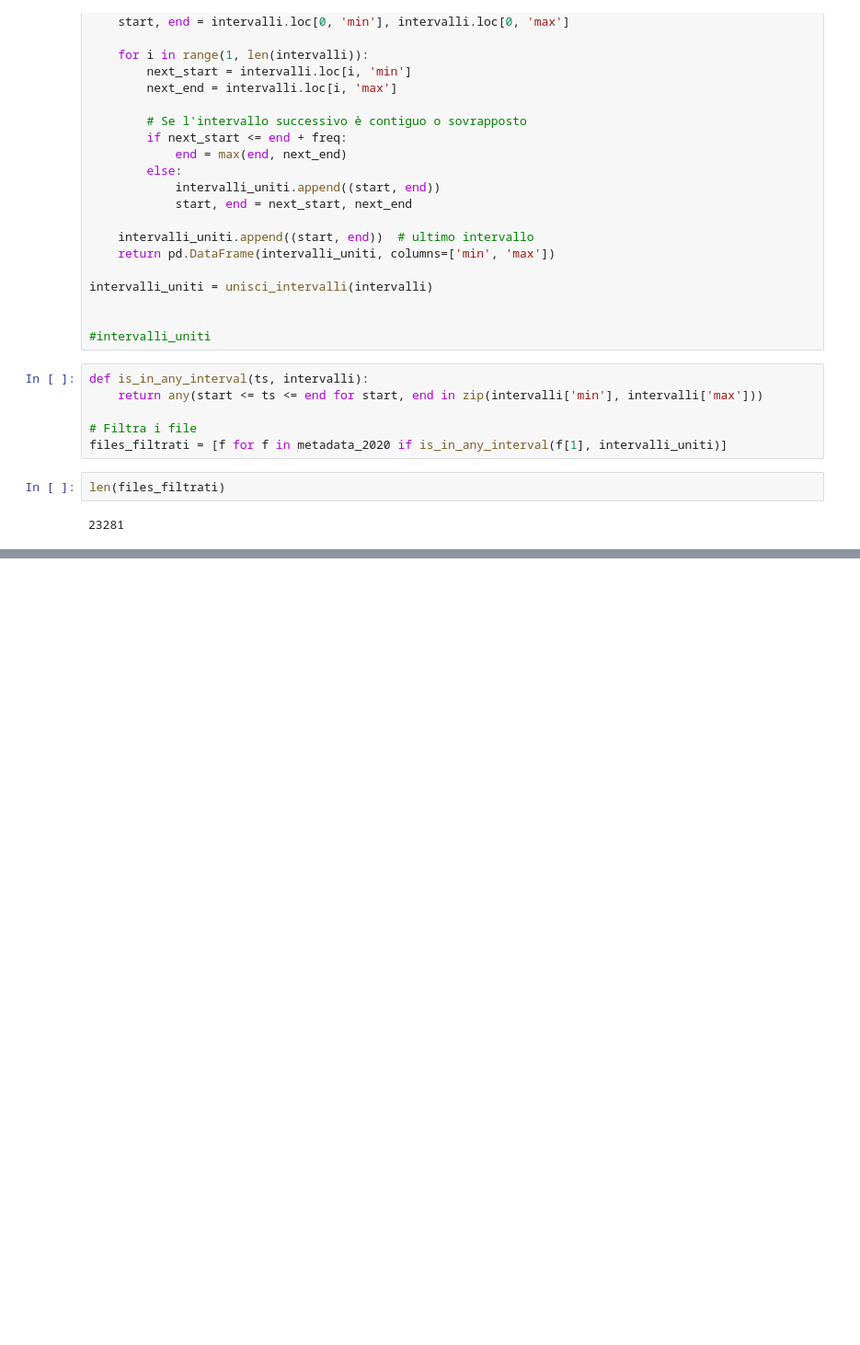
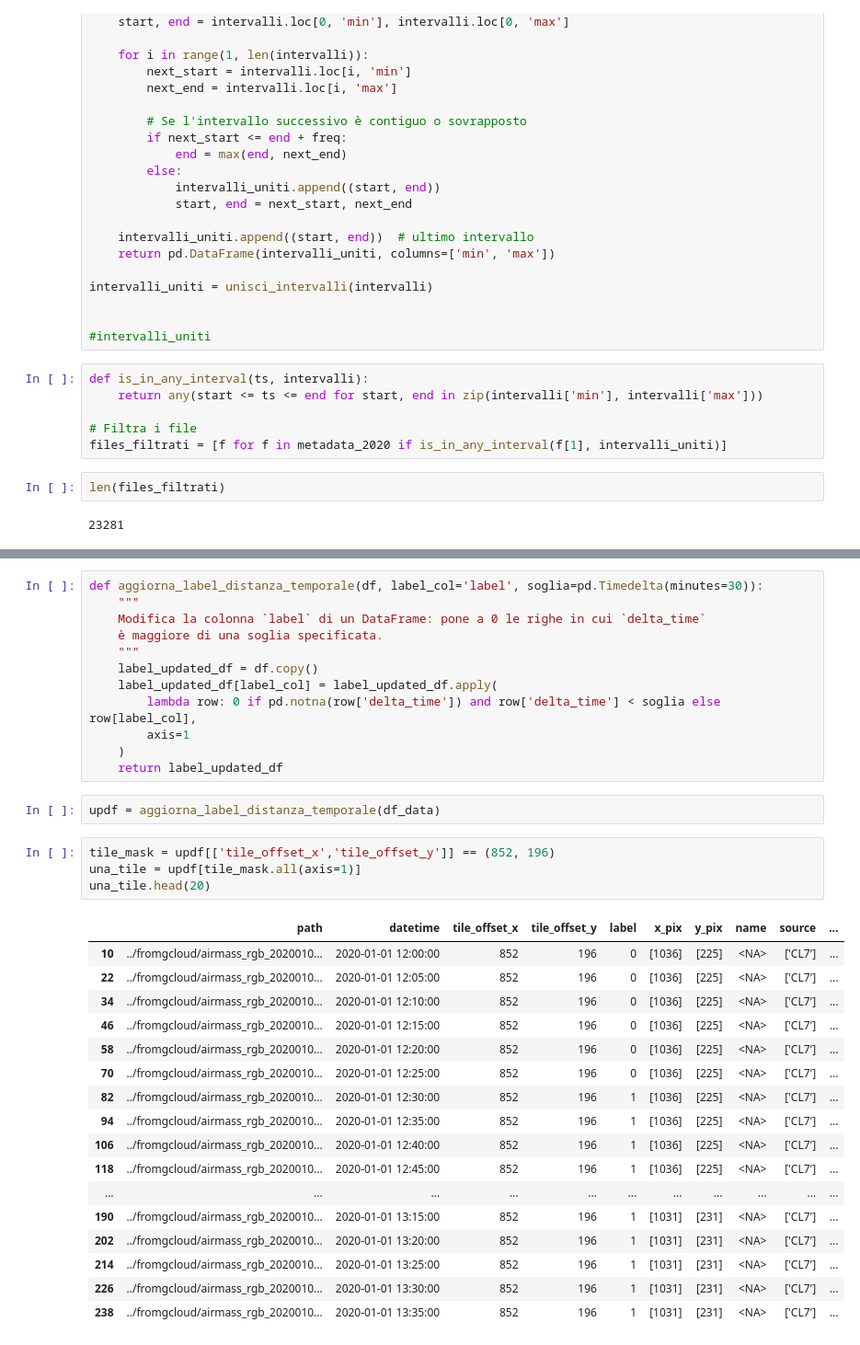
Before and after one commit to dandarm/VideoMAEv2, a Jupyter notebook: Analyze_Manos_tracks.ipynb, the cells around one changed output, grey strips where cells are left out. Shown: that part at 92% size. Drawn from its saved outputs; the diff is of its cells as text; blank space fills up the shorter version.

```diff
--- a/Analyze_Manos_tracks.ipynb
+++ b/Analyze_Manos_tracks.ipynb
@@ -703,0 +762,36 @@ df_data.to_csv("master_data_2020_wID.csv")
+# %%
+def aggiorna_label_distanza_temporale(df, label_col='label', soglia=pd.Timedelta(minutes=30)):
+    """
+    Modifica la colonna `label` di un DataFrame: pone a 0 le righe in cui `delta_time`
+    è maggiore di una soglia specificata.
+    """
+    label_updated_df = df.copy()
+    label_updated_df[label_col] = label_updated_df.apply(
+        lambda row: 0 if pd.notna(row['delta_time']) and row['delta_time'] < soglia else row[label_col],
+        axis=1
+    )
+    return label_updated_df
+# %%
+updf = aggiorna_label_distanza_temporale(df_data)
+# %%
+tile_mask = updf[['tile_offset_x','tile_offset_y']] == (852, 196)
+una_tile = updf[tile_mask.all(axis=1)]
+una_tile.head(20)
+# %% [output]
+|  | path | datetime | tile_offset_x | tile_offset_y | label | x_pix | y_pix | name | source | ... |
+| 10 | ../fromgcloud/airmass_rgb_2020010... | 2020-01-01 12:00:00 | 852 | 196 | 0 | [1036] | [225] | <NA> | ['CL7'] | ... |
+| 22 | ../fromgcloud/airmass_rgb_2020010... | 2020-01-01 12:05:00 | 852 | 196 | 0 | [1036] | [225] | <NA> | ['CL7'] | ... |
+| 34 | ../fromgcloud/airmass_rgb_2020010... | 2020-01-01 12:10:00 | 852 | 196 | 0 | [1036] | [225] | <NA> | ['CL7'] | ... |
+| 46 | ../fromgcloud/airmass_rgb_2020010... | 2020-01-01 12:15:00 | 852 | 196 | 0 | [1036] | [225] | <NA> | ['CL7'] | ... |
+| 58 | ../fromgcloud/airmass_rgb_2020010... | 2020-01-01 12:20:00 | 852 | 196 | 0 | [1036] | [225] | <NA> | ['CL7'] | ... |
+| 70 | ../fromgcloud/airmass_rgb_2020010... | 2020-01-01 12:25:00 | 852 | 196 | 0 | [1036] | [225] | <NA> | ['CL7'] | ... |
+| 82 | ../fromgcloud/airmass_rgb_2020010... | 2020-01-01 12:30:00 | 852 | 196 | 1 | [1036] | [225] | <NA> | ['CL7'] | ... |
+| 94 | ../fromgcloud/airmass_rgb_2020010... | 2020-01-01 12:35:00 | 852 | 196 | 1 | [1036] | [225] | <NA> | ['CL7'] | ... |
+| 106 | ../fromgcloud/airmass_rgb_2020010... | 2020-01-01 12:40:00 | 852 | 196 | 1 | [1036] | [225] | <NA> | ['CL7'] | ... |
+| 118 | ../fromgcloud/airmass_rgb_2020010... | 2020-01-01 12:45:00 | 852 | 196 | 1 | [1036] | [225] | <NA> | ['CL7'] | ... |
+| ... | ... | ... | ... | ... | ... | ... | ... | ... | ... | ... |
+| 190 | ../fromgcloud/airmass_rgb_2020010... | 2020-01-01 13:15:00 | 852 | 196 | 1 | [1031] | [231] | <NA> | ['CL7'] | ... |
+| 202 | ../fromgcloud/airmass_rgb_2020010... | 2020-01-01 13:20:00 | 852 | 196 | 1 | [1031] | [231] | <NA> | ['CL7'] | ... |
+| 214 | ../fromgcloud/airmass_rgb_2020010... | 2020-01-01 13:25:00 | 852 | 196 | 1 | [1031] | [231] | <NA> | ['CL7'] | ... |
+| 226 | ../fromgcloud/airmass_rgb_2020010... | 2020-01-01 13:30:00 | 852 | 196 | 1 | [1031] | [231] | <NA> | ['CL7'] | ... |
+| 238 | ../fromgcloud/airmass_rgb_2020010... | 2020-01-01 13:35:00 | 852 | 196 | 1 | [1031] | [231] | <NA> | ['CL7'] | ... |
```
Also changed, not shown: parts of 15 cells of this notebook, 13 other files.
